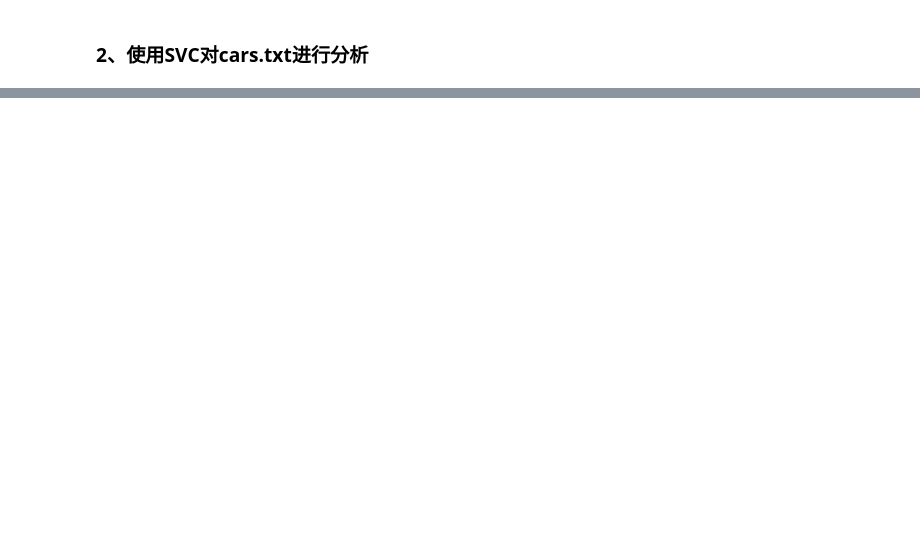
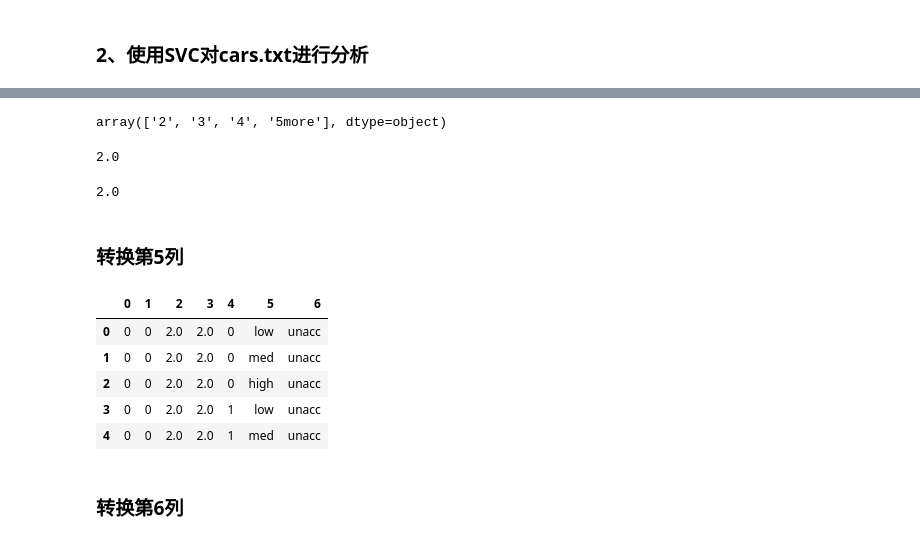
Before and after one commit to nanfengpo/SVM_python, a Jupyter notebook: get_started/SVM.ipynb, the cells around one changed output, grey strips where cells are left out. Saved outputs shown, nothing was run; the diff lists cells and outputs as text; code cells hidden in the pictures; blank space fills up the shorter version.

```diff
--- a/get_started/SVM.ipynb
+++ b/get_started/SVM.ipynb
@@ -319,0 +381,38 @@ Number of support vectors:  78
+# %%
+data[2].unique()
+# %% [output]
+array(['2', '3', '4', '5more'], dtype=object)
+# %%
+def transform2(s):
+    try:
+        return float(s)
+    except:
+        return np.nan
+# %%
+data[2] = data[2].map(transform2)
+data[3] = data[3].map(transform2)
+data.dropna(inplace=True)
+# %%
+display(data[2][0],data[3][0])
+# %% [output]
+2.0
+2.0
+# %% [markdown]
+### 转换第5列
+# %%
+str4 = data[4].unique()
+def transform3(s):
+    return np.argwhere(str4==s)[0,0]
+# %%
+data[4] = data[4].map(transform3)
+# %%
+data.head()
+# %% [output]
+|  | 0 | 1 | 2 | 3 | 4 | 5 | 6 |
+| 0 | 0 | 0 | 2.0 | 2.0 | 0 | low | unacc |
+| 1 | 0 | 0 | 2.0 | 2.0 | 0 | med | unacc |
+| 2 | 0 | 0 | 2.0 | 2.0 | 0 | high | unacc |
+| 3 | 0 | 0 | 2.0 | 2.0 | 1 | low | unacc |
+| 4 | 0 | 0 | 2.0 | 2.0 | 1 | med | unacc |
+# %% [markdown]
+### 转换第6列
```
Also changed, not shown: parts of 21 cells of this notebook.
